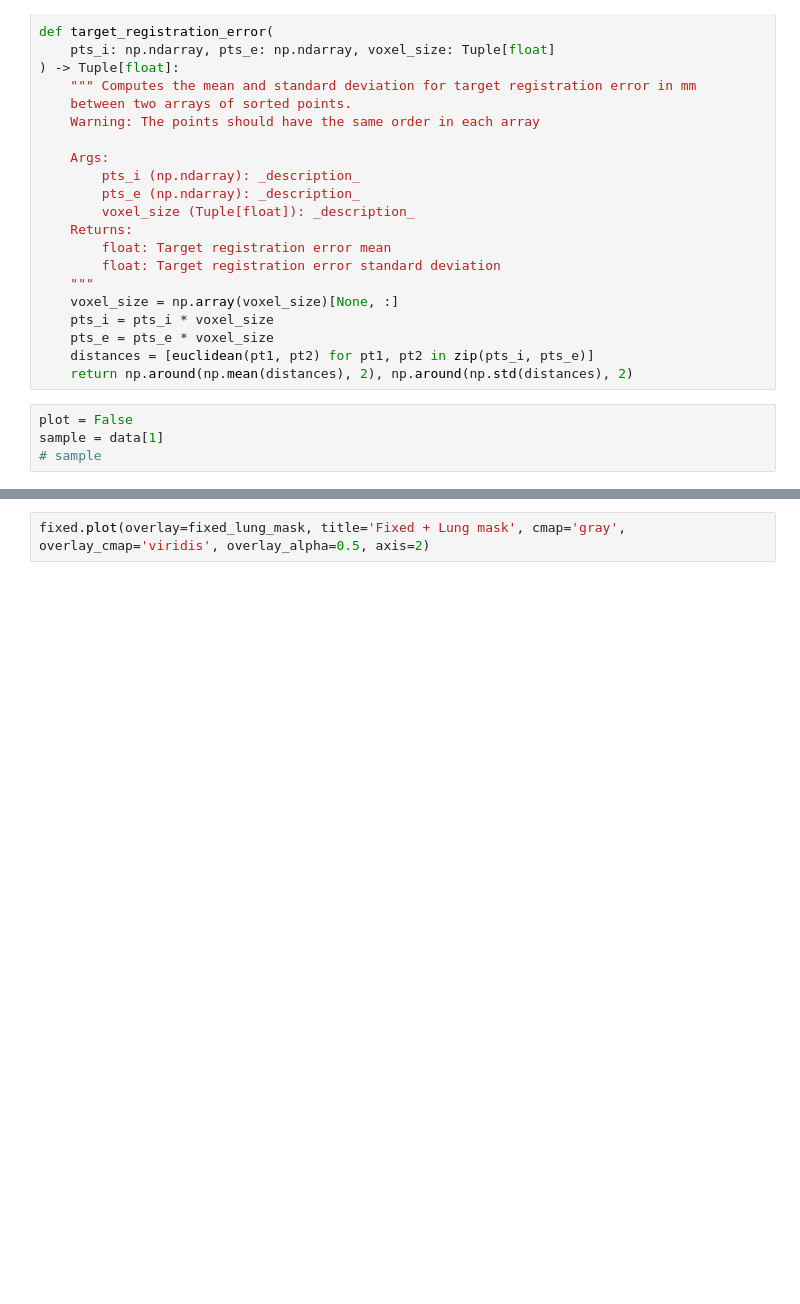
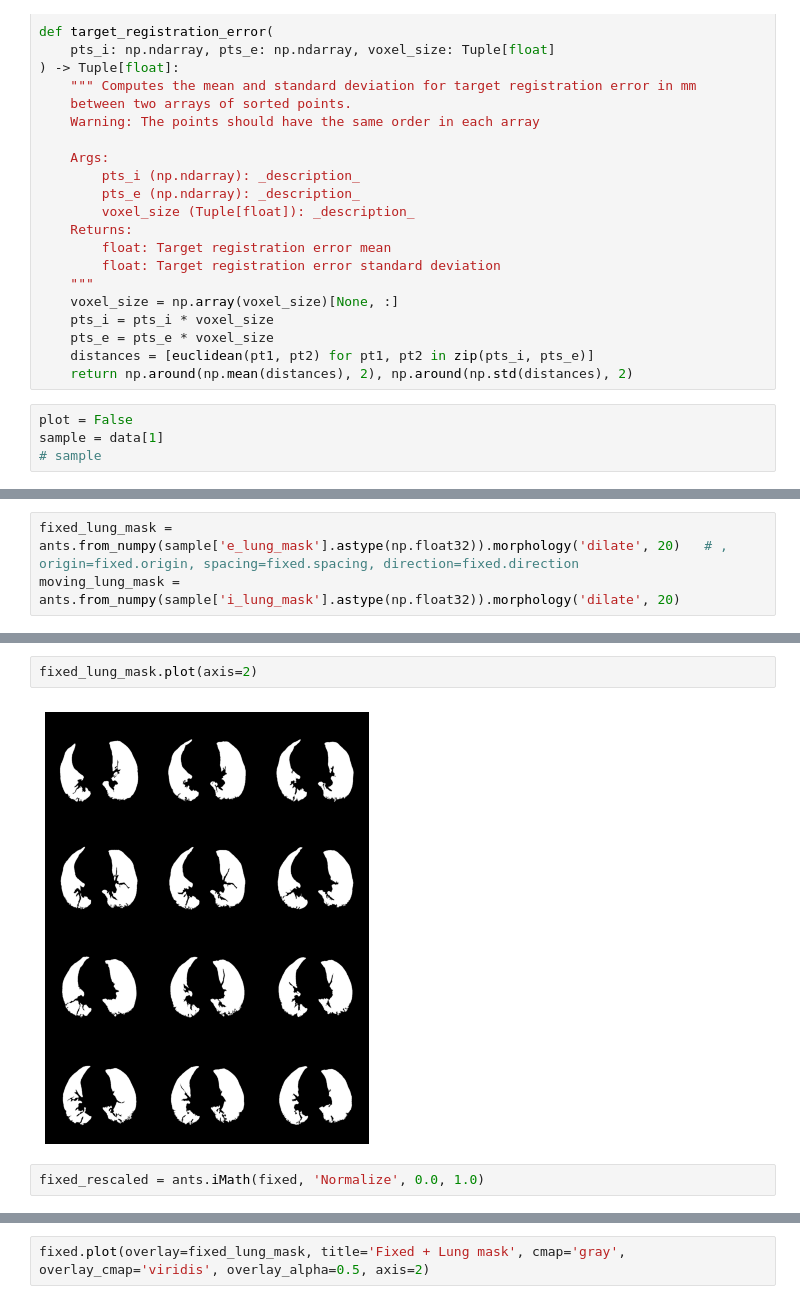
Before and after one commit to joaco18/mira_final_project, a Jupyter notebook: ants/ants_registration.ipynb, the cells around one changed output, grey strips where cells are left out. Cells and saved outputs as stored; diff of their text form; blank space fills up the shorter version.

```diff
--- a/ants/ants_registration.ipynb
+++ b/ants/ants_registration.ipynb
@@ -81,0 +97,3 @@ sample = data[1]
+# %%
+fixed_lung_mask = ants.from_numpy(sample['e_lung_mask'].astype(np.float32)).morphology('dilate', 20)   # , origin=fixed.origin, spacing=fixed.spacing, direction=fixed.direction
+moving_lung_mask = ants.from_numpy(sample['i_lung_mask'].astype(np.float32)).morphology('dilate', 20)
@@ -81,0 +104,6 @@ sample = data[1]
+# %%
+fixed_lung_mask.plot(axis=2)
+# %% [output]
+[figure, added]
+# %%
+fixed_rescaled = ants.iMath(fixed, 'Normalize', 0.0, 1.0)
```
Also changed, not shown: parts of 30 cells of this notebook.
